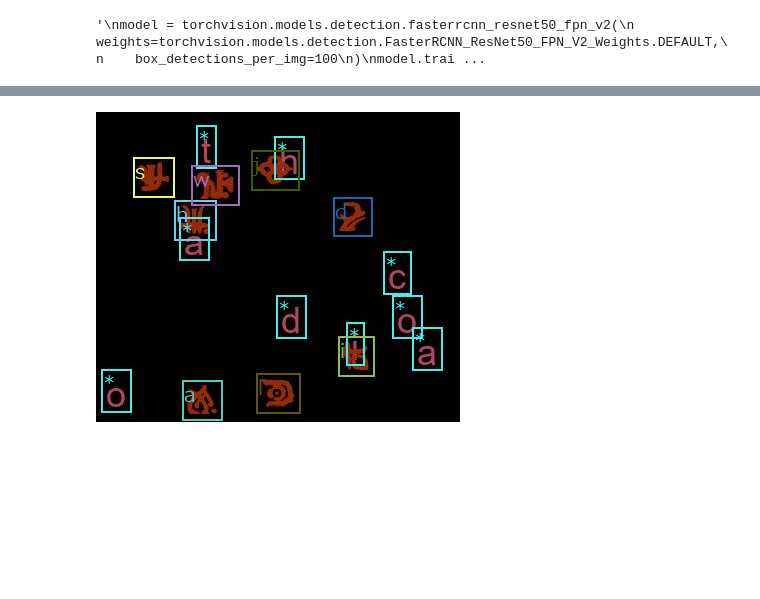
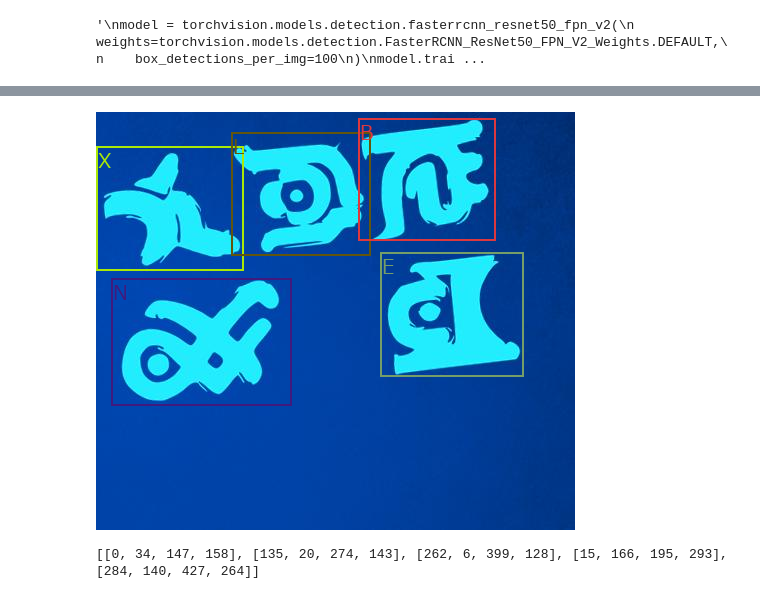
Before and after one commit to Ak0da/SoulGlyphRecognition, a Jupyter notebook: Create_Training_Set.ipynb, the cells around one changed output, grey strips where cells are left out. Drawn from its saved outputs; the diff is of its cells as text; code cells hidden in the pictures; blank space fills up the shorter version.

```diff
--- a/Create_Training_Set.ipynb
+++ b/Create_Training_Set.ipynb
@@ -35,5 +38,5 @@ targets_test = [
 # %%
-alphabet = ['*','a','b','c','d','e','f','g','h','i','j','k','l','m','n','o','p','q','r','s','t','u','v','w','x','y','z']
+alphabet = ['*','A','B','C','D','E','F','G','H','I','J','K','L','M','N','O','P','Q','R','S','T','U','V','W','X','Y','Z']
 random.seed(100)
 alphabetColors = [(random.randrange(256),random.randrange(256),random.randrange(256)) for i in alphabet]
 def displayCoords(image, coords, labels):
@@ -308,9 +386,11 @@ createTrainingSet()
 100% of pictures generated.
 # %%
 with open('targets.json', 'r', encoding="utf-8") as f:
-    image_nb = 23
+    image_nb = 10 #7 #23
     infos = json.load(f)
     test_img = Image.open(infos[image_nb]['image'])
     displayCoords(test_img, infos[image_nb]['boxes'], infos[image_nb]['labels'])
+    print(infos[image_nb]['boxes'])
 # %% [output]
-[figure, old version]
+[figure, new version]
+[[0, 34, 147, 158], [135, 20, 274, 143], [262, 6, 399, 128], [15, 166, 195, 293], [284, 140, 427, 264]]
```
Also changed, not shown: parts of 9 cells of this notebook, 4 other files.
